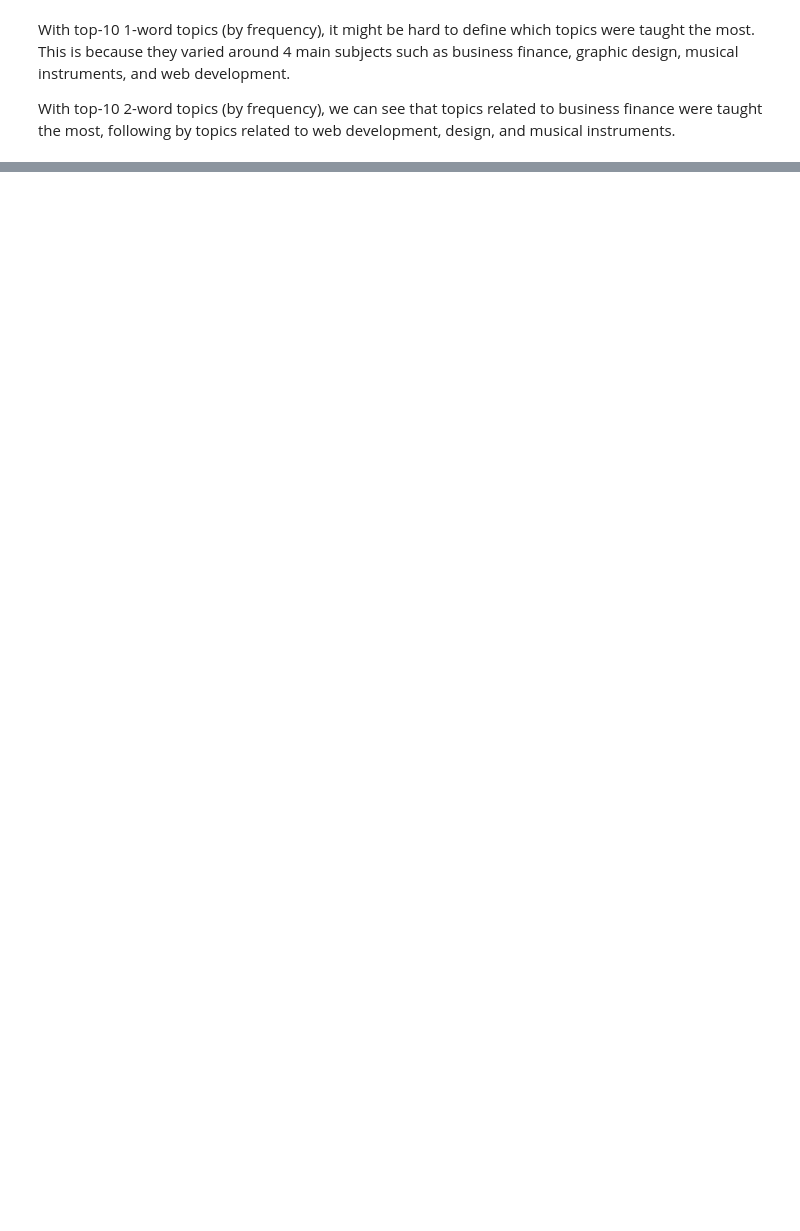
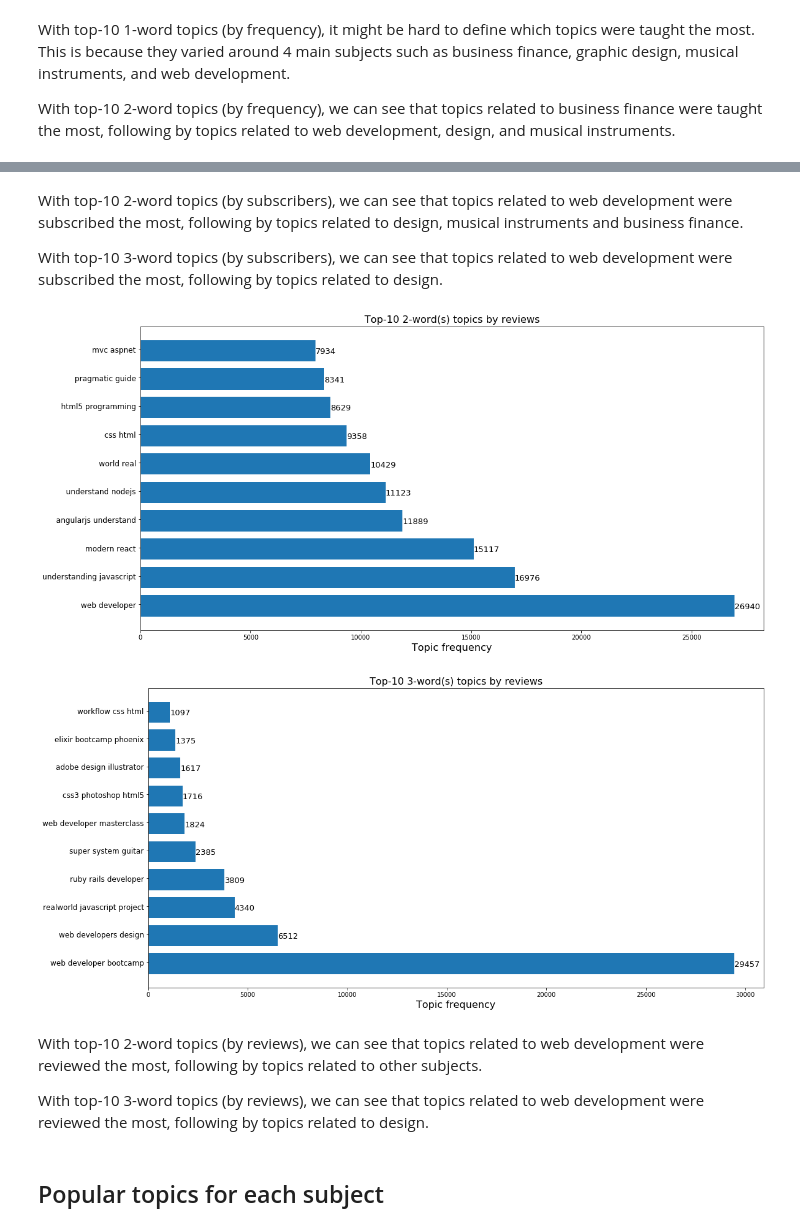
Before and after one commit to peterdu98/udemy-courses-analytics, a Jupyter notebook: Udemy_Course_Analytics.ipynb, the cells around one changed output, grey strips where cells are left out. Saved outputs shown, nothing was run; the diff lists cells and outputs as text; code cells hidden in the pictures; blank space fills up the shorter version.

```diff
--- a/Udemy_Course_Analytics.ipynb
+++ b/Udemy_Course_Analytics.ipynb
@@ -363,0 +348,16 @@ With top-10 2-word topics (by frequency), we can see that topics related to busi
+# %% [markdown]
+With top-10 2-word topics (by subscribers), we can see that topics related to web development were subscribed the most, following by topics related to design, musical instruments and business finance.
+
+With top-10 3-word topics (by subscribers), we can see that topics related to web development were subscribed the most, following by topics related to design.
+# %%
+plot_stat(data, 2, columns=["num_reviews", "topics"], by='reviews')
+plot_stat(data, 3, columns=["num_reviews", "topics"], by='reviews')
+# %% [output]
+[figure, added]
+[figure, added]
+# %% [markdown]
+With top-10 2-word topics (by reviews), we can see that topics related to web development were reviewed the most, following by topics related to other subjects.
+
+With top-10 3-word topics (by reviews), we can see that topics related to web development were reviewed the most, following by topics related to design.
+# %% [markdown]
+## Popular topics for each subject
```
Also changed, not shown: parts of 24 cells of this notebook, 3 other files.
